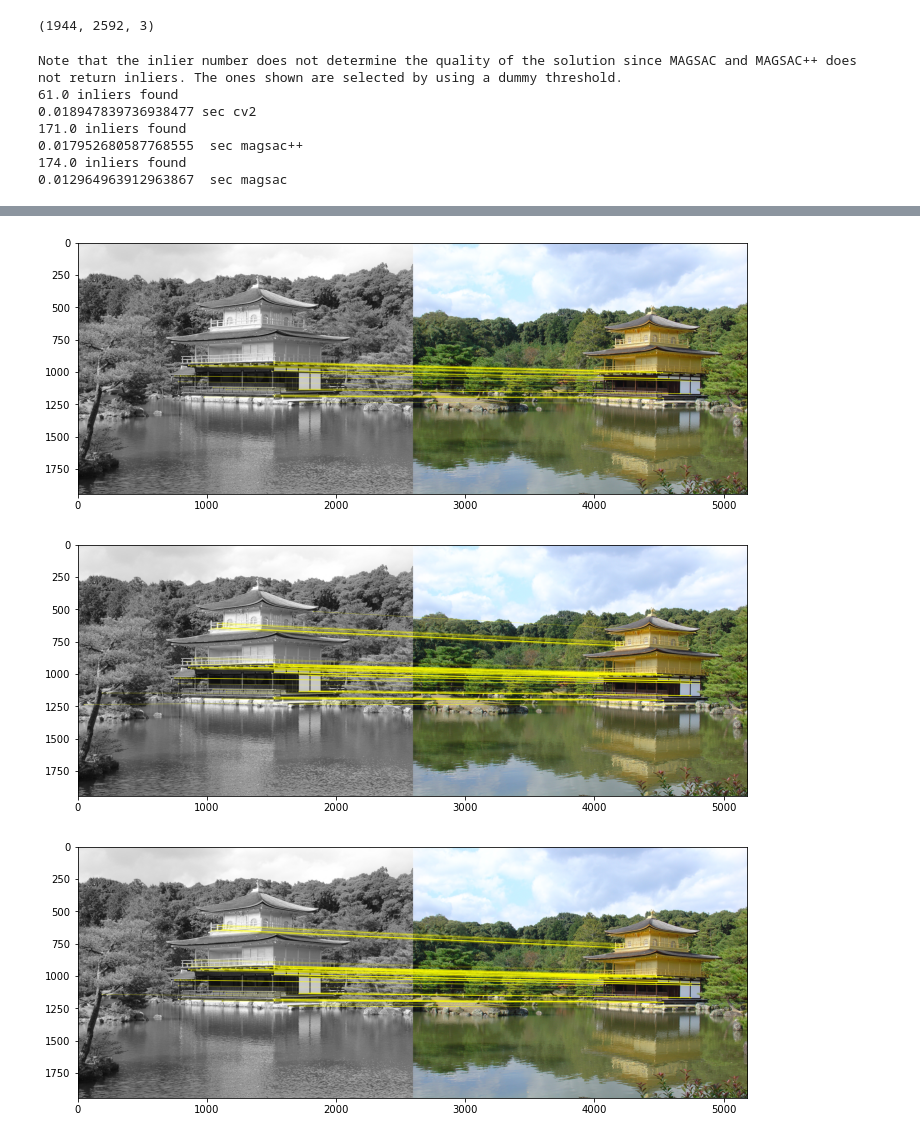
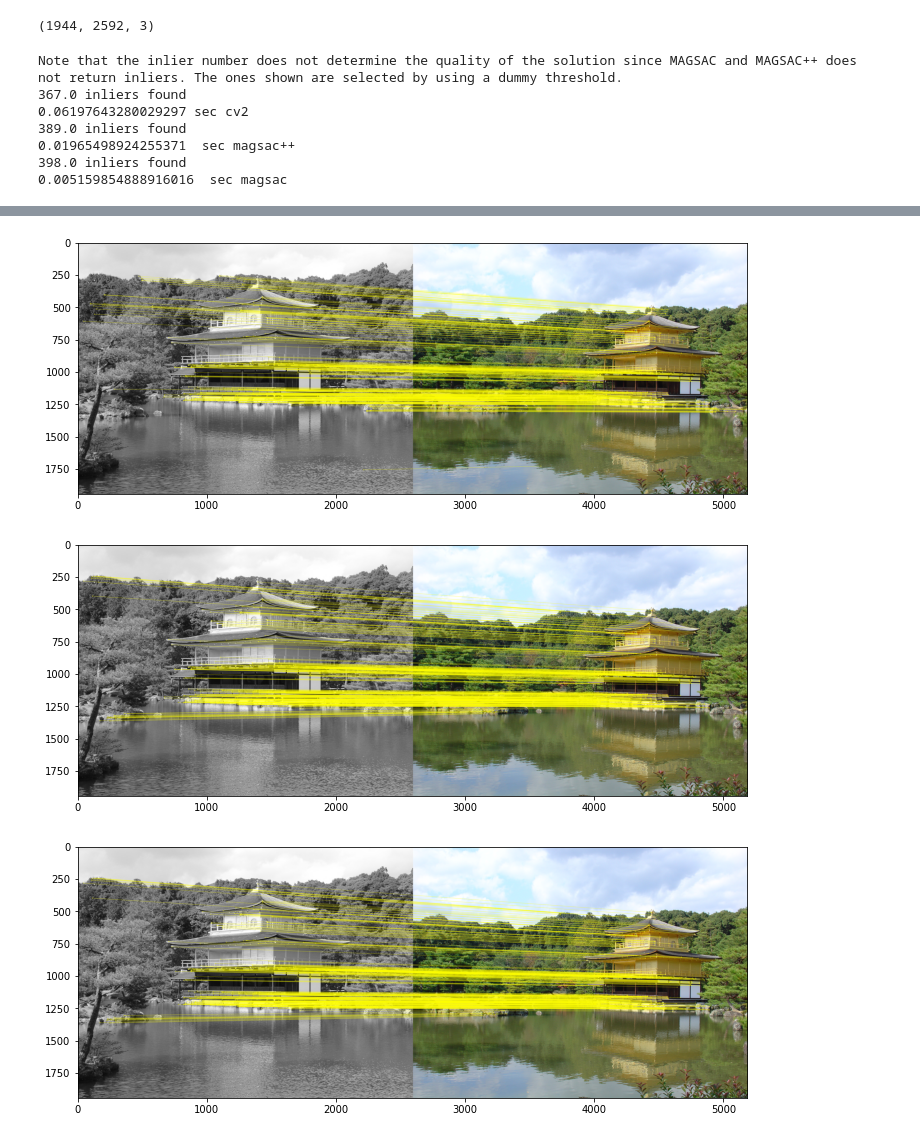
Before and after one commit to danini/magsac, a Jupyter notebook: examples/example_fundamental_matrix.ipynb, the cells around one changed output, grey strips where cells are left out. Saved outputs shown, nothing was run; the diff lists cells and outputs as text; code cells hidden in the pictures.

```diff
--- a/examples/example_fundamental_matrix.ipynb
+++ b/examples/example_fundamental_matrix.ipynb
@@ -16,13 +16,27 @@ plt.imshow(img2)
 [figure]
 # %%
 #We will detect ORB features and match them with cross-check test
-det = cv2.ORB_create(1000)
+det = cv2.SIFT_create(8000)
 kps1, descs1 = det.detectAndCompute(img1,None)
 kps2, descs2 = det.detectAndCompute(img2,None)
 
-bf = cv2.BFMatcher(cv2.NORM_HAMMING, crossCheck=True)
+bf = cv2.BFMatcher()
 
-tentatives = bf.match(descs1,descs2)
+SNN_threshold = 0.85
+matches = bf.knnMatch(descs1, descs2, k=2)
+
+# Apply ratio test
+snn_ratios = []
+tentatives = []
+for m, n in matches:
+    if m.distance < SNN_threshold * n.distance:
+        tentatives.append(m)
+        snn_ratios.append(m.distance / n.distance)
+
+# Sort the points according to the SNN ratio.
+# This step is required both for PROSAC and P-NAPSAC.
+sorted_indices = np.argsort(snn_ratios)
+tentatives = list(np.array(tentatives)[sorted_indices])
 # %%
 #Now, some visualization from OpenCV tutorial
 #https://docs.opencv.org/3.0-beta/doc/py_tutorials/py_feature2d/py_feature_homography/py_feature_homography.html
@@ -46,23 +60,40 @@ img1.shape
 # %% [output]
 (1944, 2592, 3)
 # %%
+def get_probabilities(tentatives):
+    probabilities = []
+    # Since the correspondences are assumed to be ordered by their SNN ratio a priori,
+    # we just assign a probability according to their order.
+    for i in range(len(tentatives)):
+        probabilities.append(1.0 - i / len(tentatives))
+    return probabilities
+
 def verify_cv2_fundam(kps1, kps2, tentatives):
     src_pts = np.float32([ kps1[m.queryIdx].pt for m in tentatives ]).reshape(-1,1,2)
     dst_pts = np.float32([ kps2[m.trainIdx].pt for m in tentatives ]).reshape(-1,1,2)
-    H, mask = cv2.findFundamentalMat(src_pts, dst_pts, cv2.RANSAC, 0.75)
+    H, mask = cv2.findFundamentalMat(src_pts, dst_pts, cv2.RANSAC, 1.0)
     print (deepcopy(mask).astype(np.float32).sum(), 'inliers found')
     return H, mask
 
-def verify_pymagsac_fundam(kps1, kps2, tentatives, use_magsac_plus_plus):
-    src_pts = np.float32([ kps1[m.queryIdx].pt for m in tentatives ]).reshape(-1,2)
-    dst_pts = np.float32([ kps2[m.trainIdx].pt for m in tentatives ]).reshape(-1,2)
-    H, mask = pymagsac.findFundamentalMatrix(
-        np.ascontiguousarray(src_pts),
-        np.ascontiguousarray(dst_pts),
+def verify_pymagsac_fundam(kps1, kps2, tentatives, use_magsac_plus_plus, h1, w1, h2, w2, sampler_id):
+    correspondences = np.float32([ (kps1[m.queryIdx].pt + kps2[m.trainIdx].pt) for m in tentatives ]).reshape(-1,4)
+    probabilities = []
+
+    # NG-RANSAC and AR-Sampler require an inlier probability to be provided for each point.
+    # Since deep learning-based prediction is not applied here, we calculate the probabilities
+    # from the SNN ratio ranks.
+    if sampler_id == 3 or sampler_id == 4:
+        probabilities = get_probabilities(tentatives)
+
+    F, mask = pymagsac.findFundamentalMatrix(
+        np.ascontiguousarray(correspondences),
+        w1, h1, w2, h2,
+        probabilities = probabilities,
+        sampler = sampler_id,
         use_magsac_plus_plus = use_magsac_plus_plus,
-        sigma_th = 3.0)
+        sigma_th = 1.0)
     print (deepcopy(mask).astype(np.float32).sum(), 'inliers found')
-    return H, mask
+    return F, mask
 
 print("Note that the inlier number does not determine the quality of the solution since MAGSAC and MAGSAC++ does not return inliers. The ones shown are selected by using a dummy threshold.")
 
@@ -71,11 +102,13 @@ cv2_F, cv2_mask = verify_cv2_fundam(kps1,kps2,tentatives)
 print (time()-t, 'sec cv2')
 
 t=time()
-magpp_F, magpp_mask = verify_pymagsac_fundam(kps1, kps2, tentatives, True)
+magpp_F, magpp_mask = verify_pymagsac_fundam(kps1, kps2, tentatives, True,
+    img1.shape[0], img1.shape[1], img2.shape[0], img2.shape[1], 4)
 print (time()-t, ' sec magsac++')
 
 t=time()
-mag_F, mag_mask = verify_pymagsac_fundam(kps1, kps2, tentatives, False)
+mag_F, mag_mask = verify_pymagsac_fundam(kps1, kps2, tentatives, False,
+    img1.shape[0], img1.shape[1], img2.shape[0], img2.shape[1], 4)
 print (time()-t, ' sec magsac')
 
 draw_matches(kps1, kps2, tentatives, img1, img2, cv2_mask)
@@ -83,9 +116,9 @@ draw_matches(kps1, kps2, tentatives, img1, img2, mag_mask)
 draw_matches(kps1, kps2, tentatives, img1, img2, magpp_mask)
 # %% [output]
 Note that the inlier number does not determine the quality of the solution since MAGSAC and MAGSAC++ does not return inliers. The ones shown are selected by using a dummy threshold.
-61.0 inliers found
-0.018947839736938477 sec cv2
-171.0 inliers found
-0.017952680587768555  sec magsac++
-174.0 inliers found
-0.012964963912963867  sec magsac
+367.0 inliers found
+0.06197643280029297 sec cv2
+389.0 inliers found
+0.01965498924255371  sec magsac++
+398.0 inliers found
+0.005159854888916016  sec magsac
@@ -92,6 +127,6 @@ Note that the inlier number does not determine the quality of the solution since
-[figure, old version]
+[figure, new version]
-[figure, old version]
+[figure, new version]
-[figure, old version]
+[figure, new version]
 # %%
 def adaptive_inlier_selection(kps1, kps2, tentatives, model, maximum_threshold, minimum_required_inliers):
     src_pts = np.float32([ kps1[m.queryIdx].pt for m in tentatives ]).reshape(-1,2)
```
Also changed, not shown: parts of 2 cells of this notebook, 7 other files.
